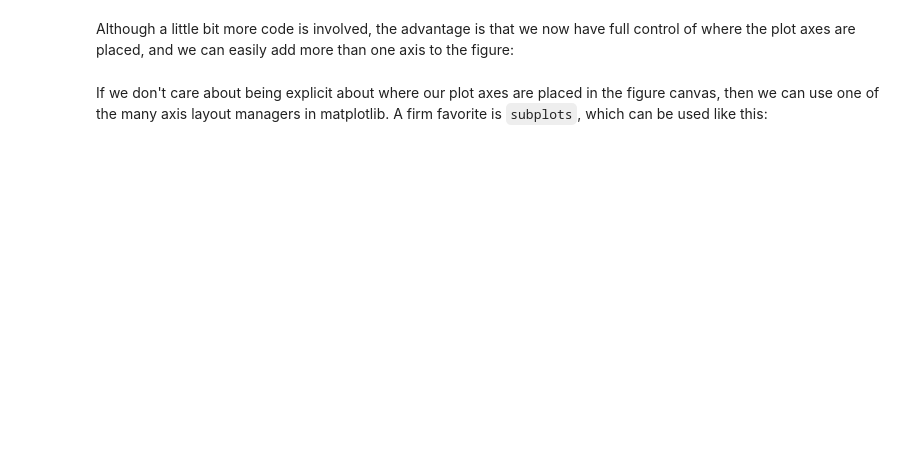
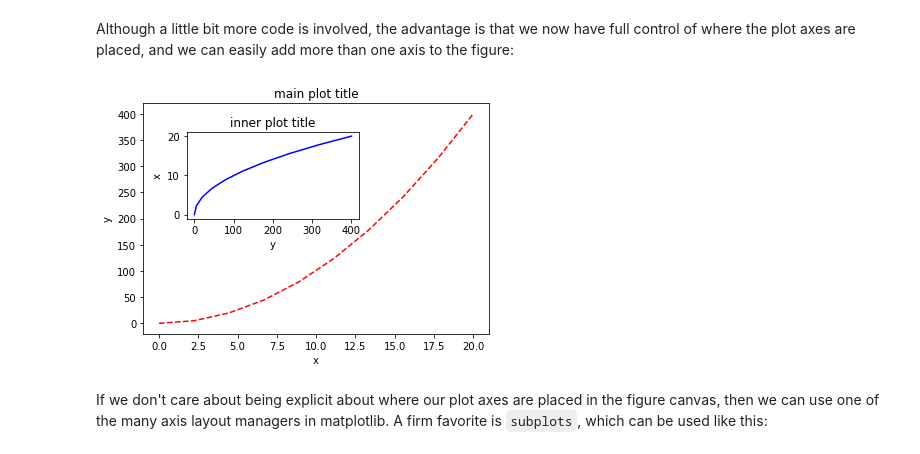
Before and after one commit to fdaus/PythonDataStar, a Jupyter notebook: 05/Python5.ipynb, the cells around one changed output. Saved outputs shown, nothing was run; the diff lists cells and outputs as text; code cells hidden in the pictures; blank space fills up the shorter version.

```diff
--- a/05/Python5.ipynb
+++ b/05/Python5.ipynb
@@ -107,20 +116,22 @@ Although a little bit more code is involved, the advantage is that we now have f
 # %%
 fig = plt.figure()
 
 axes1 = fig.add_axes([0.1, 0.1, 0.8, 0.8]) # main axes
 axes2 = fig.add_axes([0.2, 0.5, 0.4, 0.3]) # inset axes, oh cool! plot in a plot
 
 # main figure
-axes1.plot(x, y, 'r')
+axes1.plot(x, y, 'r--')
 axes1.set_xlabel('x')
 axes1.set_ylabel('y')
 axes1.set_title('main plot title')
 
 # inset figure
 axes2.plot(y, x, 'b')
 axes2.set_xlabel('y')
 axes2.set_ylabel('x')
 axes2.set_title('inner plot title');
+# %% [output]
+[figure, added]
 # %% [markdown]
 If we don't care about being explicit about where our plot axes are placed in the figure canvas, then we can use one of the many axis layout managers in matplotlib. A firm favorite is `subplots`, which can be used like this:
 # %%
```
Also changed, not shown: parts of 32 cells of this notebook, 3 other files.
